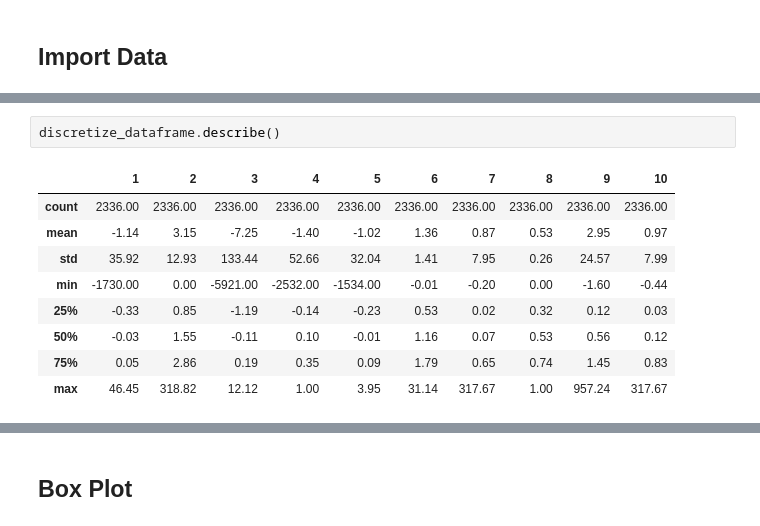
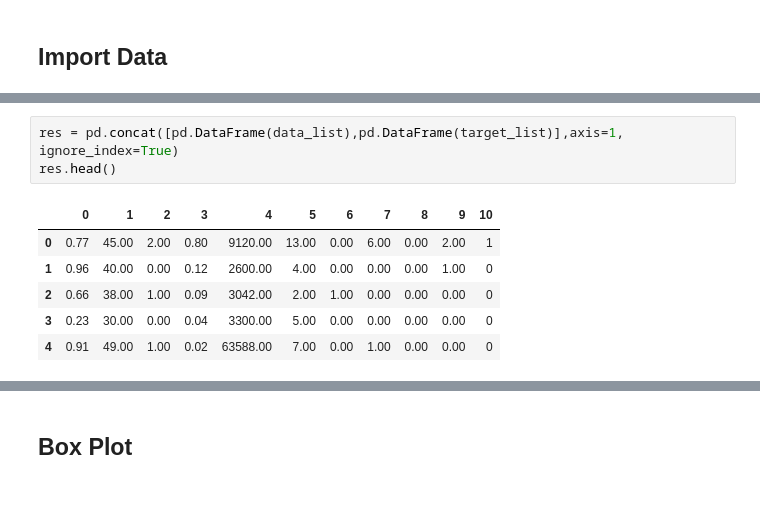
Before and after one commit to BanNel/Discretize_Classification, a Jupyter notebook: Discretization Boxplot.ipynb, the cells around one changed output, grey strips where cells are left out. Drawn from its saved outputs; the diff is of its cells as text; blank space fills up the shorter version.

```diff
--- a/Discretization Boxplot.ipynb
+++ b/Discretization Boxplot.ipynb
@@ -113,12 +98,10 @@ discretize_dataframe[discretize_coloumn].head()
-# %%
-discretize_dataframe.describe()
-# %% [output]
-|  | 1 | 2 | 3 | 4 | 5 | 6 | 7 | 8 | 9 | 10 |
-| count | 2336.00 | 2336.00 | 2336.00 | 2336.00 | 2336.00 | 2336.00 | 2336.00 | 2336.00 | 2336.00 | 2336.00 |
-| mean | -1.14 | 3.15 | -7.25 | -1.40 | -1.02 | 1.36 | 0.87 | 0.53 | 2.95 | 0.97 |
-| std | 35.92 | 12.93 | 133.44 | 52.66 | 32.04 | 1.41 | 7.95 | 0.26 | 24.57 | 7.99 |
-| min | -1730.00 | 0.00 | -5921.00 | -2532.00 | -1534.00 | -0.01 | -0.20 | 0.00 | -1.60 | -0.44 |
-| 25% | -0.33 | 0.85 | -1.19 | -0.14 | -0.23 | 0.53 | 0.02 | 0.32 | 0.12 | 0.03 |
-| 50% | -0.03 | 1.55 | -0.11 | 0.10 | -0.01 | 1.16 | 0.07 | 0.53 | 0.56 | 0.12 |
-| 75% | 0.05 | 2.86 | 0.19 | 0.35 | 0.09 | 1.79 | 0.65 | 0.74 | 1.45 | 0.83 |
-| max | 46.45 | 318.82 | 12.12 | 1.00 | 3.95 | 31.14 | 317.67 | 1.00 | 957.24 | 317.67 |
+# %%
+res = pd.concat([pd.DataFrame(data_list),pd.DataFrame(target_list)],axis=1, ignore_index=True)
+res.head()
+# %% [output]
+|  | 0 | 1 | 2 | 3 | 4 | 5 | 6 | 7 | 8 | 9 | 10 |
+| 0 | 0.77 | 45.00 | 2.00 | 0.80 | 9120.00 | 13.00 | 0.00 | 6.00 | 0.00 | 2.00 | 1 |
+| 1 | 0.96 | 40.00 | 0.00 | 0.12 | 2600.00 | 4.00 | 0.00 | 0.00 | 0.00 | 1.00 | 0 |
+| 2 | 0.66 | 38.00 | 1.00 | 0.09 | 3042.00 | 2.00 | 1.00 | 0.00 | 0.00 | 0.00 | 0 |
+| 3 | 0.23 | 30.00 | 0.00 | 0.04 | 3300.00 | 5.00 | 0.00 | 0.00 | 0.00 | 0.00 | 0 |
+| 4 | 0.91 | 49.00 | 1.00 | 0.02 | 63588.00 | 7.00 | 0.00 | 1.00 | 0.00 | 0.00 | 0 |
```
Also changed, not shown: parts of 11 cells of this notebook, 25 other files.
